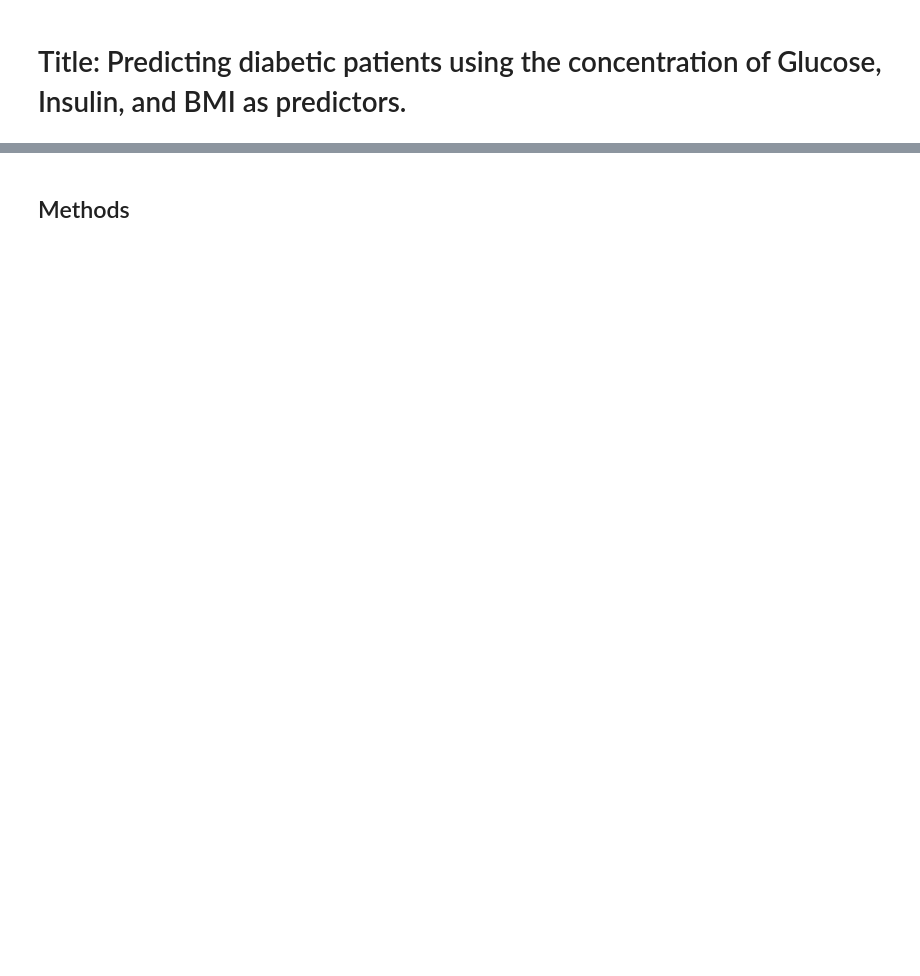
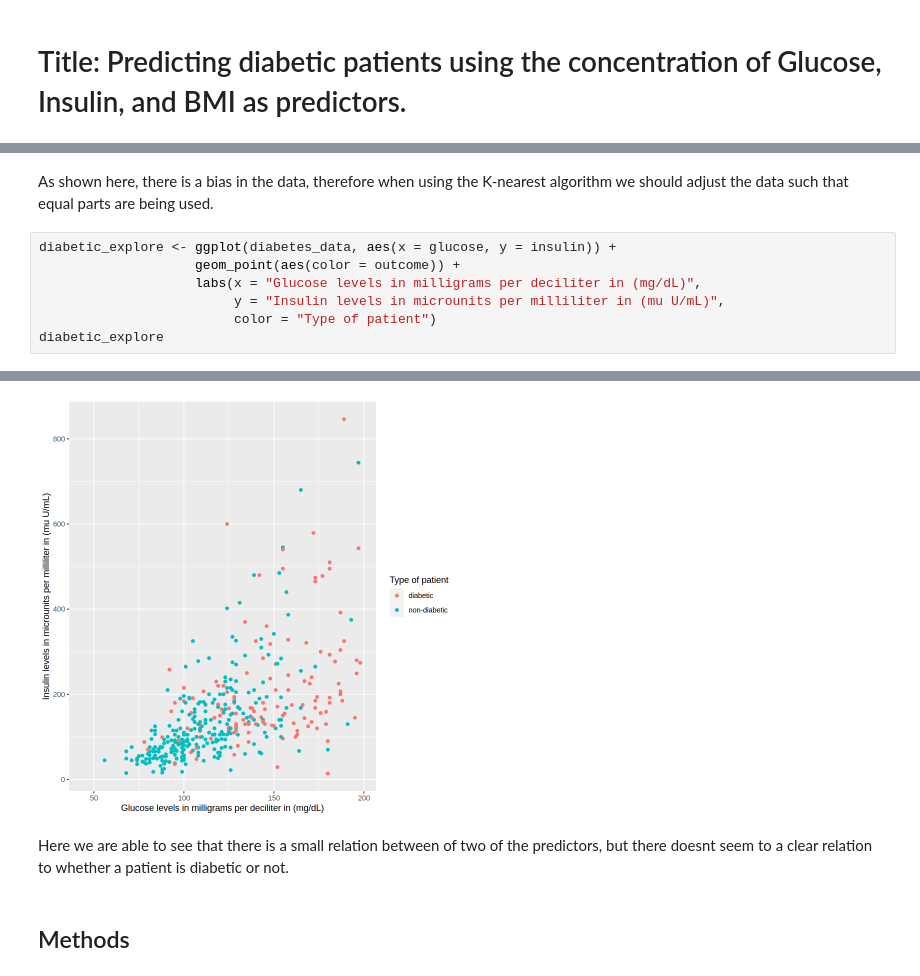
Before and after one commit to narjisaa/dsci-100-2023w1-group-10, a Jupyter notebook: project_proposal.ipynb, the cells around one changed output, grey strips where cells are left out. Drawn from its saved outputs; the diff is of its cells as text; blank space fills up the shorter version.

```diff
--- a/project_proposal.ipynb
+++ b/project_proposal.ipynb
@@ -112,0 +163,10 @@ A tibble: 1 × 9
+# %% [markdown]
+As shown here, there is a bias in the data, therefore when using the K-nearest algorithm we should adjust the data such that equal parts are being used.
+# %%
+diabetic_explore <- ggplot(diabetes_data, aes(x = glucose, y = insulin)) +
+                    geom_point(aes(color = outcome)) +
+                    labs(x = "Glucose levels in milligrams per deciliter in (mg/dL)",
+                         y = "Insulin levels in microunits per milliliter in (mu U/mL)",
+                         color = "Type of patient")
+diabetic_explore
+# %% [output]
@@ -113,2 +175,5 @@ A tibble: 1 × 9
+[figure, added]
+# %% [markdown]
+Here we are able to see that there is a small relation between of two of the predictors, but there doesnt seem to a clear relation to whether a patient is diabetic or not.
 # %% [markdown]
 ## Methods
```
Also changed, not shown: parts of 14 cells of this notebook, 1 other file.
